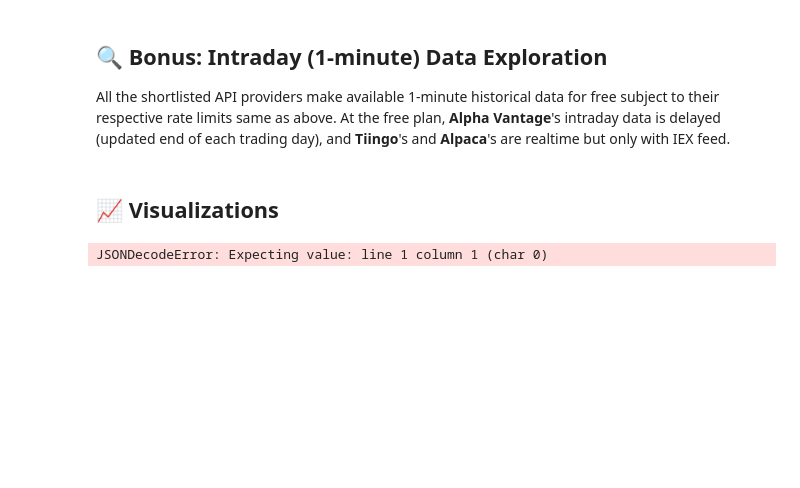
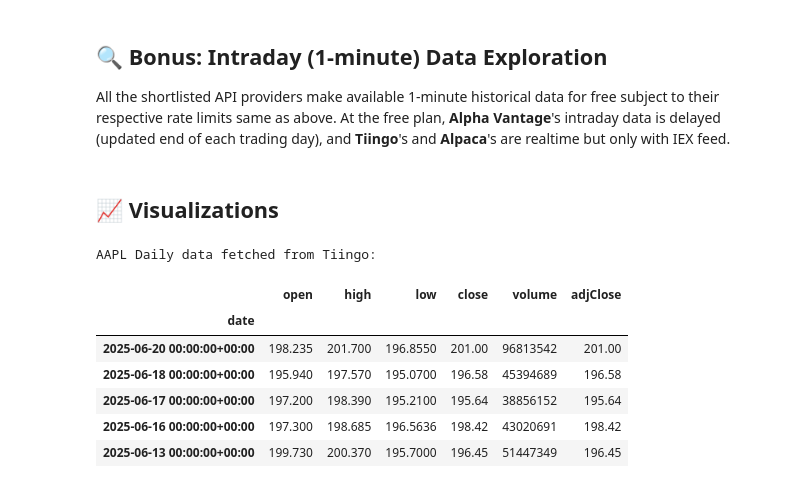
Before and after one commit to Lawrence2005/Finovax-Quantitative-Researcher-Internship-Summer-2025, a Jupyter notebook: Financial-Data-API-Research-Week1/findings.ipynb, the cells around one changed output. Drawn from its saved outputs; the diff is of its cells as text; code cells hidden in the pictures; blank space fills up the shorter version.

```diff
--- a/Financial-Data-API-Research-Week1/findings.ipynb
+++ b/Financial-Data-API-Research-Week1/findings.ipynb
@@ -52,11 +56,16 @@ import matplotlib.pyplot as plt
 import matplotlib.dates as mdates
 from main import fetch_daily_data, fetch_intraday_data
 # %%
-# Fetching from each API
-df_daily = fetch_daily_data("aapl", "2023-01-01", "2023-12-31", source="tiingo")
+# Fetching AAPL daily data from Tiingo
+df_daily = fetch_daily_data("aapl", "2025-06-01", "2025-06-20", source="tiingo")
+print("AAPL Daily data fetched from Tiingo:")
 df_daily.head()
-
-# df_intraday = fetch_intraday_data("AAPL", "2025-06-01", "2025-06-20", source="tiingo")
-# df_intraday.head()
 # %% [output]
-JSONDecodeError: Expecting value: line 1 column 1 (char 0)
+AAPL Daily data fetched from Tiingo:
+|  | open | high | low | close | volume | adjClose |
+| date |  |  |  |  |  |  |
+| 2025-06-20 00:00:00+00:00 | 198.235 | 201.700 | 196.8550 | 201.00 | 96813542 | 201.00 |
+| 2025-06-18 00:00:00+00:00 | 195.940 | 197.570 | 195.0700 | 196.58 | 45394689 | 196.58 |
+| 2025-06-17 00:00:00+00:00 | 197.200 | 198.390 | 195.2100 | 195.64 | 38856152 | 195.64 |
+| 2025-06-16 00:00:00+00:00 | 197.300 | 198.685 | 196.5636 | 198.42 | 43020691 | 198.42 |
+| 2025-06-13 00:00:00+00:00 | 199.730 | 200.370 | 195.7000 | 196.45 | 51447349 | 196.45 |
```
Also changed, not shown: parts of 4 cells of this notebook, 1 other file.
